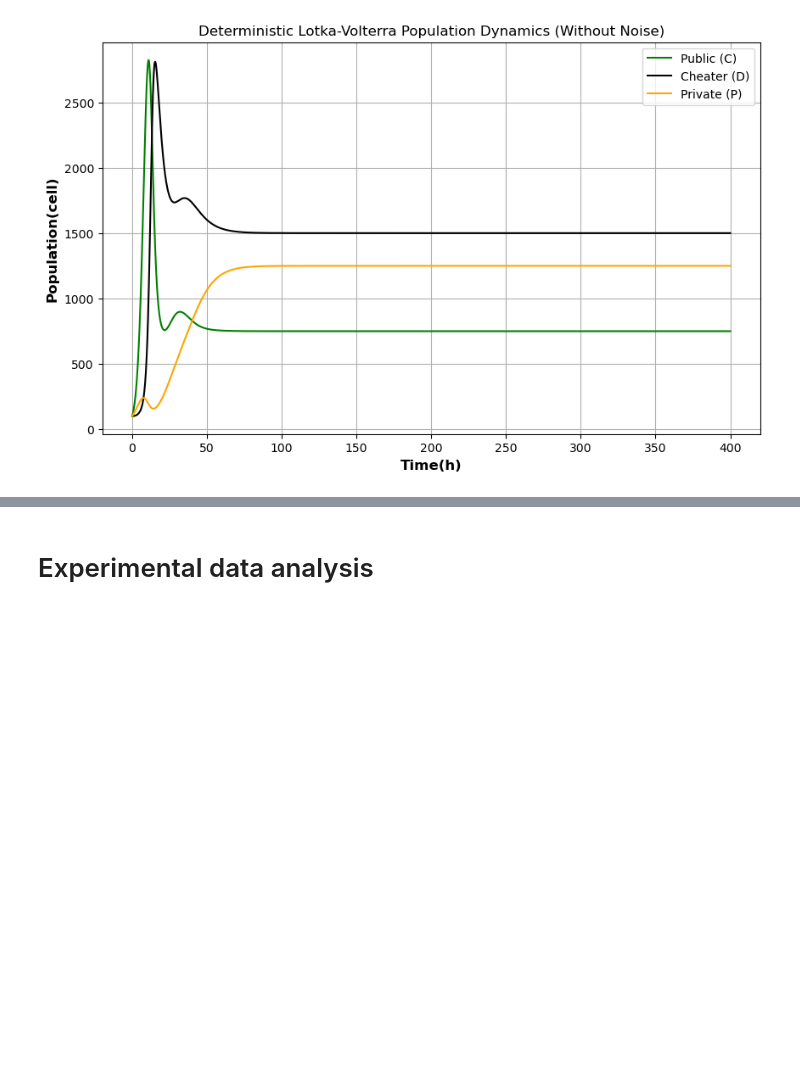
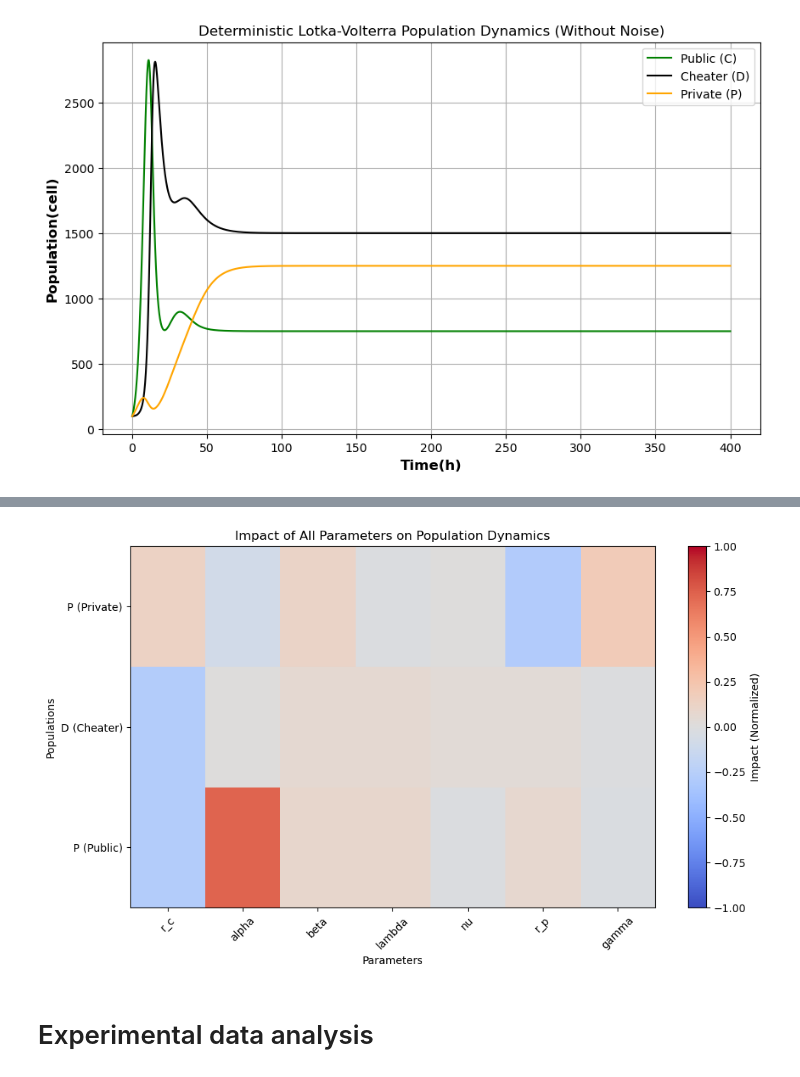
Before and after one commit to Computational-Biology-Aachen/FightClub, a Jupyter notebook: main.ipynb, the cells around one changed output, grey strips where cells are left out. Saved outputs shown, nothing was run; the diff lists cells and outputs as text; code cells hidden in the pictures; blank space fills up the shorter version.

```diff
--- a/main.ipynb
+++ b/main.ipynb
@@ -231,3 +233,89 @@ plt.show()
+# %%
+import numpy as np
+import matplotlib.pyplot as plt
+
+# Parameters and ranges
+parameters = {
+    'r_c': 0.04,
+    'alpha': 0.0002,
+    'beta': 0.0001,
+    'lambda': 0.0001,
+    'nu': 0.00001,
+    'r_p': 0.02,
+    'gamma': 0.0001,
+}
+
+# Initial conditions
+C0, D0, P0 = 100, 100, 100  # Initial populations
+t_max = 100  # Simulation time
+dt = 0.1  # Time step
+n_steps = int(t_max / dt)
+
+# Function to simulate population dynamics
+def calculate_population_dynamics(params):
+    C, D, P = C0, D0, P0
+    total_C, total_D, total_P = 0, 0, 0
+
+    for _ in range(n_steps):
+        # Differential equations
+        dC = params['r_c'] * C - params['alpha'] * C * D - params['beta'] * C * P - params['lambda'] * C**2
+        dD = params['alpha'] * C * D - params['nu'] * D**2
+        dP = params['r_p'] * P - params['beta'] * P * C - params['gamma'] * P**2
+
+        # Update populations
+        C += dC * dt
+        D += dD * dt
+        P += dP * dt
+
+        # Accumulate positive populations
+        total_C += max(C, 0) * dt
+        total_D += max(D, 0) * dt
+        total_P += max(P, 0) * dt
+
+    return total_C, total_D, total_P
+
+# Baseline dynamics
+baseline_C, baseline_D, baseline_P = calculate_population_dynamics(parameters)
+
+# Parameter perturbation range
+rc_rp_range = np.linspace(2, 1.0, 10)  # Range for parameters
+
+# Initialize impact matrix
+parameter_names = list(parameters.keys())
+impact_matrix = np.zeros((3, len(parameter_names)))  # Rows: Populations, Columns: Parameters
+
+# Metabolic control analysis
+for j, param_name in enumerate(parameter_names):
+    impacts = []
+
+    for factor in rc_rp_range:
+        perturbed_params = parameters.copy()
+        perturbed_params[param_name] *= factor
+        perturbed_C, perturbed_D, perturbed_P = calculate_population_dynamics(perturbed_params)
+
+        # Calculate relative impacts for populations
+        impacts.append([
+            (baseline_C - perturbed_C) /  perturbed_C,
+            (baseline_D - perturbed_D) / perturbed_D ,
+            (baseline_P - perturbed_P ) / perturbed_P,
+        ])
+
+    # Average impact over the range
+    impact_matrix[:, j] = np.mean(impacts, axis=0)
+
+# Plotting the heatmap
+plt.figure(figsize=(10, 6))
+plt.imshow(impact_matrix, aspect='auto', cmap='coolwarm', origin='lower', vmin= -1, vmax=1)
+plt.colorbar(label='Impact (Normalized)')
+plt.xticks(range(len(parameter_names)), labels=parameter_names, rotation=45)
+plt.yticks(range(3), labels=['P (Public)', 'D (Cheater)', 'P (Private)'])
+plt.title('Impact of All Parameters on Population Dynamics')
+plt.xlabel('Parameters')
+plt.ylabel('Populations')
+plt.tight_layout()
+plt.show()
+# %% [output]
+[figure, added]
 # %% [markdown]
 # Experimental data analysis
 # %%
```
Also changed, not shown: parts of 3 cells of this notebook.
